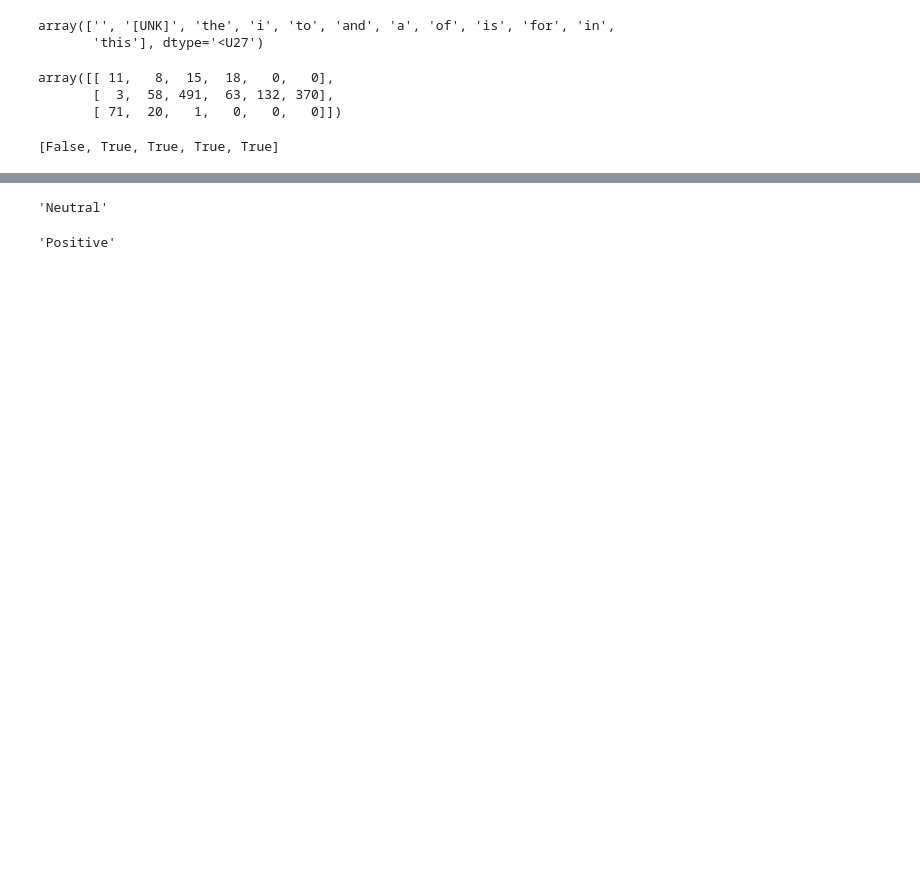
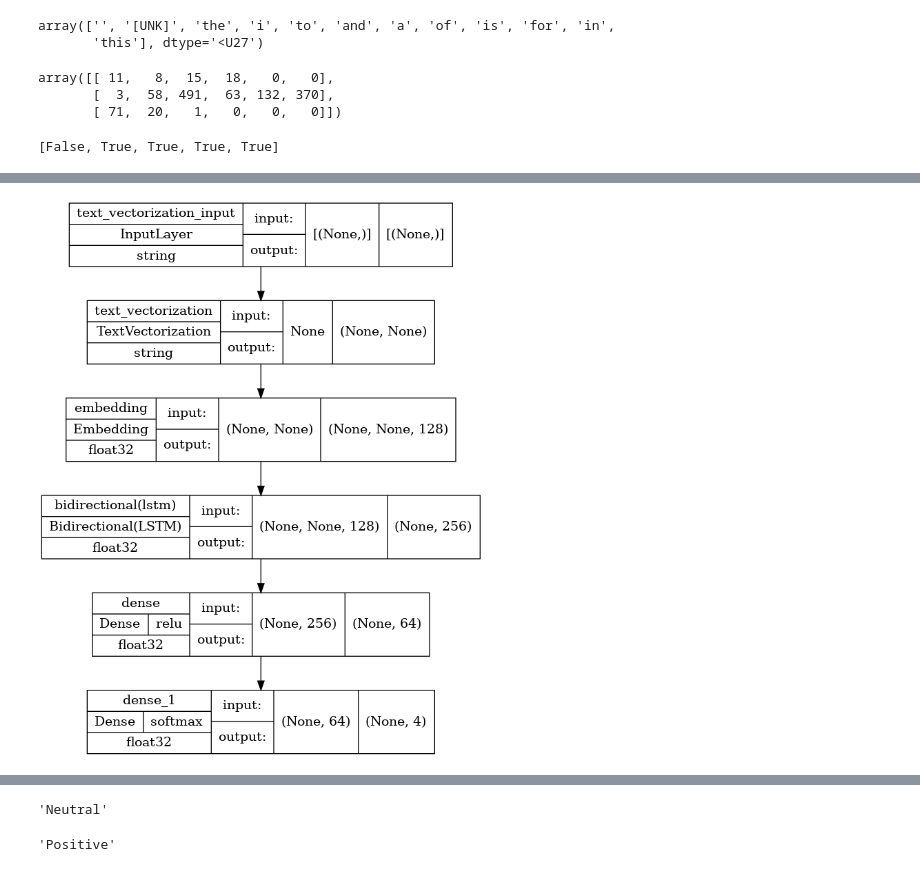
Before and after one commit to mdirfan-code/Sentimeter-v1.0, a Jupyter notebook: BERT_Model/Bidirectional_LSTM.ipynb, the cells around one changed output, grey strips where cells are left out. Drawn from its saved outputs; the diff is of its cells as text; code cells hidden in the pictures; blank space fills up the shorter version.

```diff
--- a/BERT_Model/Bidirectional_LSTM.ipynb
+++ b/BERT_Model/Bidirectional_LSTM.ipynb
@@ -295,6 +295,15 @@ Total params: 1,559,876
 Trainable params: 1,559,876
 Non-trainable params: 0
 _________________________________________________________________
+# %%
+model_img_file = 'Bidirection_LSTM.png'
+tf.keras.utils.plot_model(model, to_file=model_img_file,
+                          show_shapes=True,
+                          show_layer_activations=True,
+                          show_dtype=True,
+                          show_layer_names=True )
+# %% [output]
+[figure, added]
 # %%
 history = model.fit(train_data_f,epochs=25,validation_data=test_data_f,verbose=1,class_weight=weights)
 
```
Also changed, not shown: parts of 6 cells of this notebook, 8 other files.
